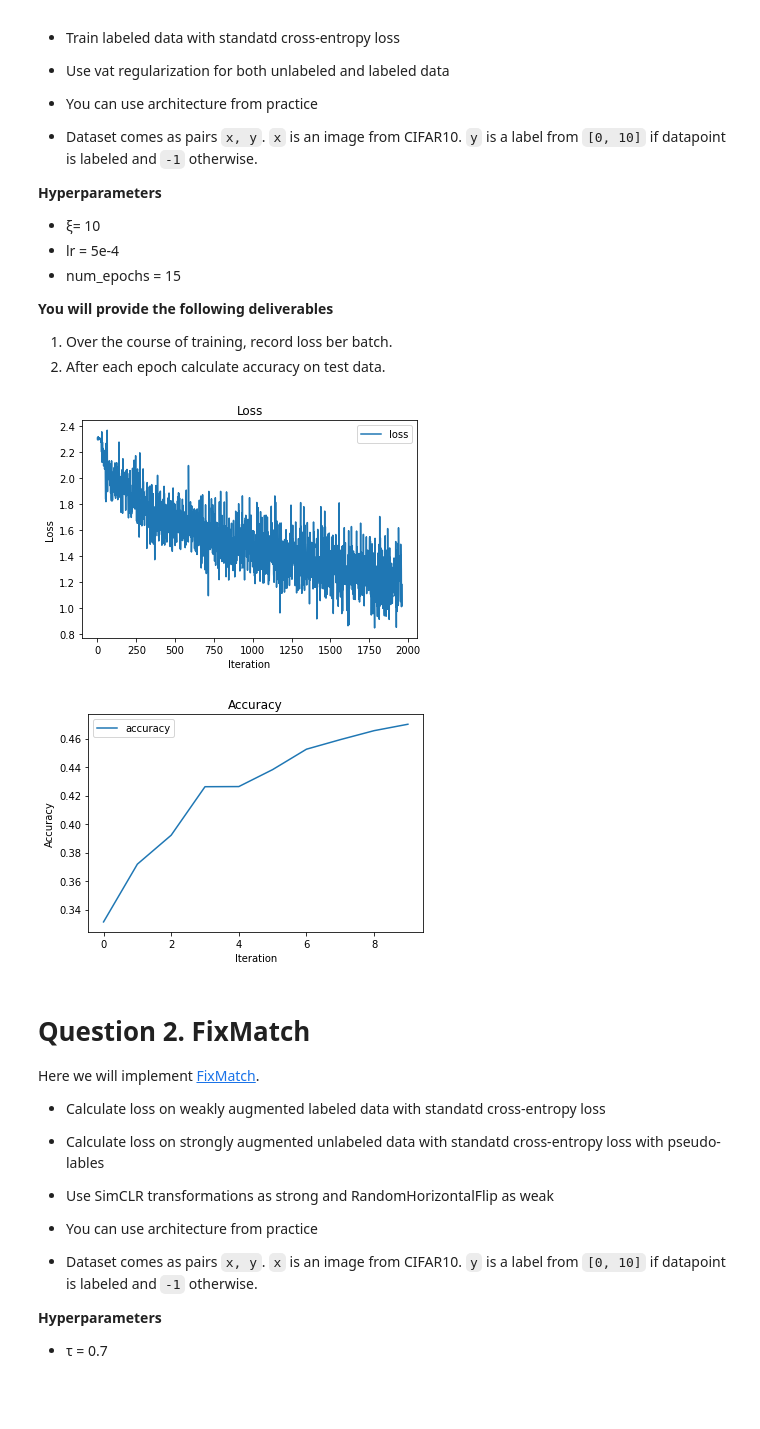
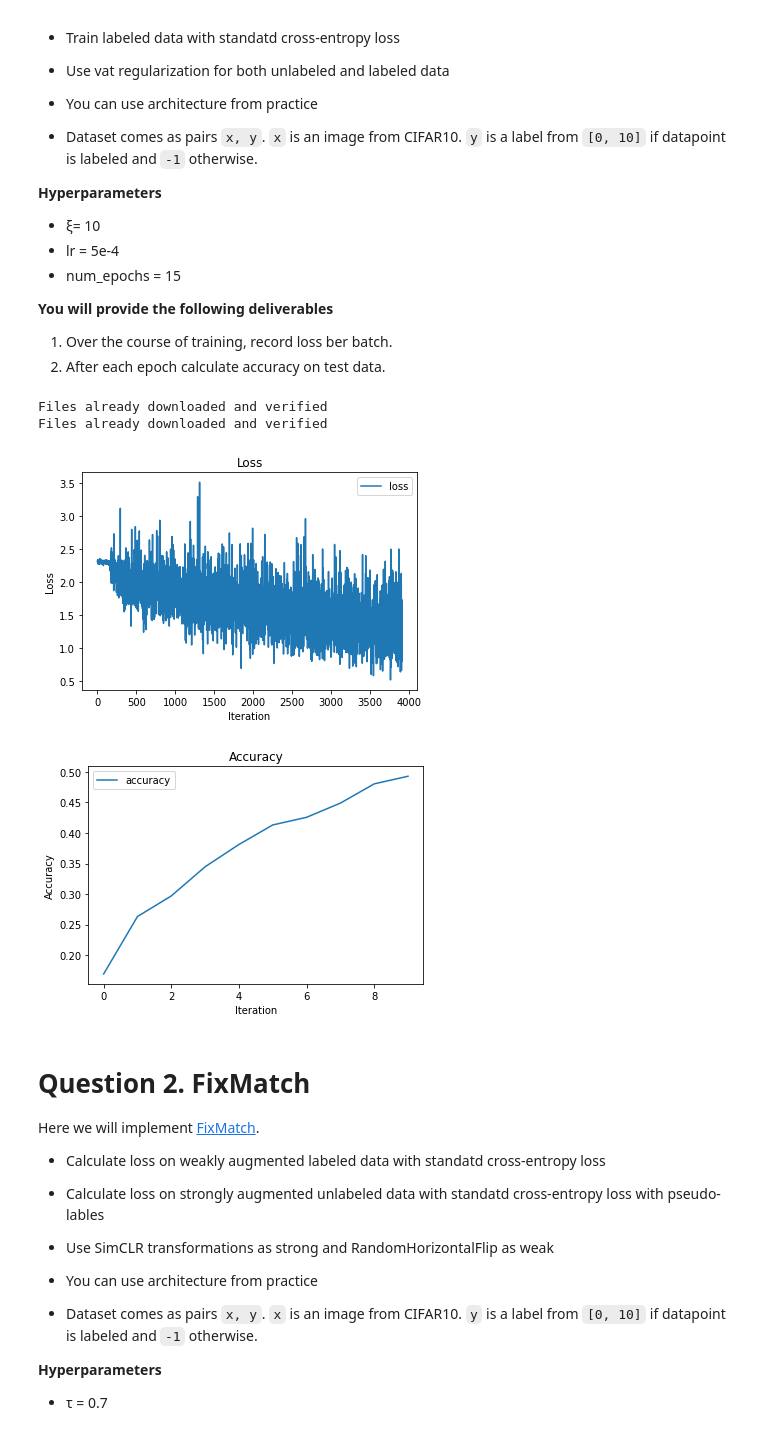
Before and after one commit to vikkikid/dul_2021, a Jupyter notebook: Homework12_semisupervised.ipynb, the cells around one changed output. Drawn from its saved outputs; the diff is of its cells as text; code cells hidden in the pictures; blank space fills up the shorter version.

```diff
--- a/Homework12_semisupervised.ipynb
+++ b/Homework12_semisupervised.ipynb
@@ -80,19 +98,34 @@ class Net(nn.Module):
         return self.last(features)
 # %%
 class VAT(nn.Module):
-    def __init__(self, n, alpha, ksi):
+    def __init__(self, n, alpha, xi):
         super().__init__()
         self.model = Net(n)
-        self.ksi = ksi
         self.alpha = alpha
+        self.xi = xi
 
     def calc_loss(self, b, labels):
         b = b.to(device)
         labels = labels.to(device)
-        with_label = labels != -1
-        labeled_loss = F.cross_entropy(self(b[with_label]), labels[with_label], reduction="none")
-        unlabeled_loss =
 
+        # labeled loss part + here we can calculate accuracy score
+        with_label = (labels != -1)
+        preds = self.model(b[with_label])
+        labeled_loss = F.cross_entropy(preds, labels[with_label], reduction="none")
+        accuracy = (torch.argmax(preds, dim=1) == labels[with_label]).sum()
+
+        # unlabeled loss part
+        with torch.no_grad():
+            pred = F.log_softmax(self.model(b), dim=1)
+        r = self.xi * F.normalize(torch.randn(b.shape).to(device), dim=(1,2,3)).requires_grad_()
+        p = F.log_softmax(self.model(b + r), dim=1)
+        distrib = F.kl_div(p, pred, reduction="batchmean")
+        r_a = F.normalize(torch.autograd.grad(distrib, r)[0], dim=(1, 2, 3))
+        self.model.zero_grad()
+        p = F.log_softmax(self.model(b + r_a), dim=1)
+        unlabeled_loss = F.kl_div(p, pred, reduction="batchmean")
+
+        return self.alpha * unlabeled_loss.mean() + labeled_loss.mean(), accuracy
 
     def fit(self, data, epochs, lr):
         opt = Adam(self.parameters(), lr=lr)
@@ -121,18 +154,24 @@ def q1(train_data, test_data):
 
     device = torch.device("cuda" if torch.cuda.is_available() else "cpu")
 
+    n = 10
+    ne = 10
+    lr = 5e-4
     bs = 128
+    xi = 10
+    alpha = 1
 
-    model = VAT().to(device)
-    data = DataLoader(train_data, batch_size=bs, shuffle=True)
-    test = DataLoader(test_data, batch_size=bs)
-
-    return
+    model = VAT(n=n, alpha=alpha, xi=xi).to(device)
+    train_data = DataLoader(train_data, batch_size=bs, shuffle=True)
+    loss, acc = model.fit(train_data, epochs=ne, lr=lr)
+    return loss, acc
-# %%
-q_results(q1)
-# %% [output]
-[figure, removed]
-[figure, removed]
+# %%
+q12_results(q1) # q12_result !
+# %% [output]
+Files already downloaded and verified
+Files already downloaded and verified
+[figure, added]
+[figure, added]
 # %% [markdown]
 # Question 2. FixMatch
 
```
Also changed, not shown: parts of 7 cells of this notebook.
